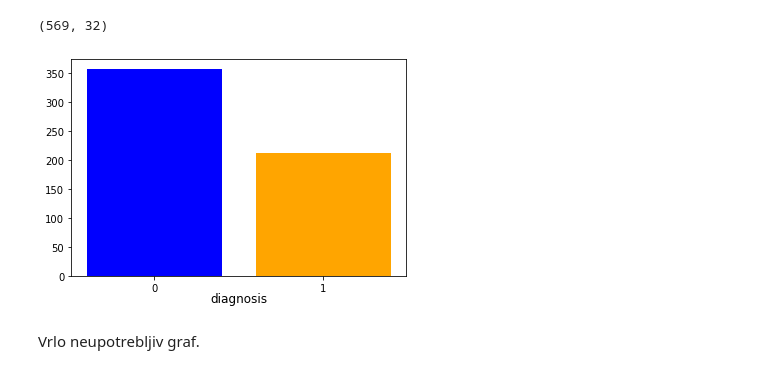
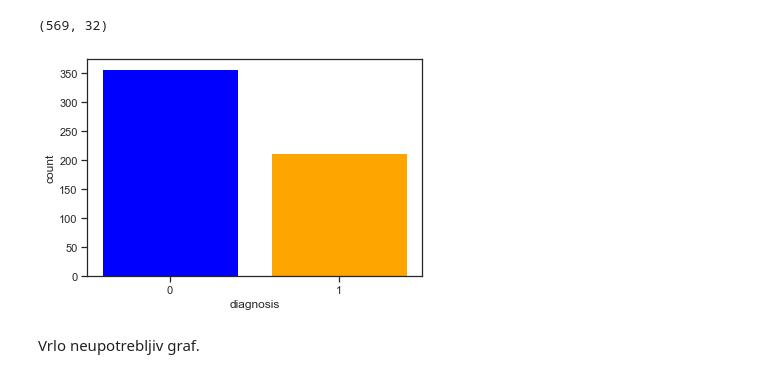
Before and after one commit to MCubek/DataScienceProject, a Jupyter notebook: breastCancerProject.ipynb, the cells around one changed output. Cells and saved outputs as stored; diff of their text form; code cells hidden in the pictures.

```diff
--- a/breastCancerProject.ipynb
+++ b/breastCancerProject.ipynb
@@ -13,13 +13,14 @@ X['diagnosis'] = X['diagnosis'].map({'B': 0, 'M': 1})
 # %%
 count_per_diagnosis = X.groupby('diagnosis').count().loc[:, 'id'].values
 title_names = X.groupby('diagnosis').count().index.array
 
 plt.figure()
 plt.bar(np.vectorize(lambda x: str(x))(title_names), count_per_diagnosis, color=['blue', 'orange'])
-plt.title('diagnosis', y=-0.15)
+plt.xlabel('diagnosis')
+plt.ylabel('count')
 plt.show()
 # %% [output]
-[figure, old version]
+[figure, new version]
 # %% [markdown]
 Vrlo neupotrebljiv graf.
 # %%
```
Also changed, not shown: parts of 11 cells of this notebook.
